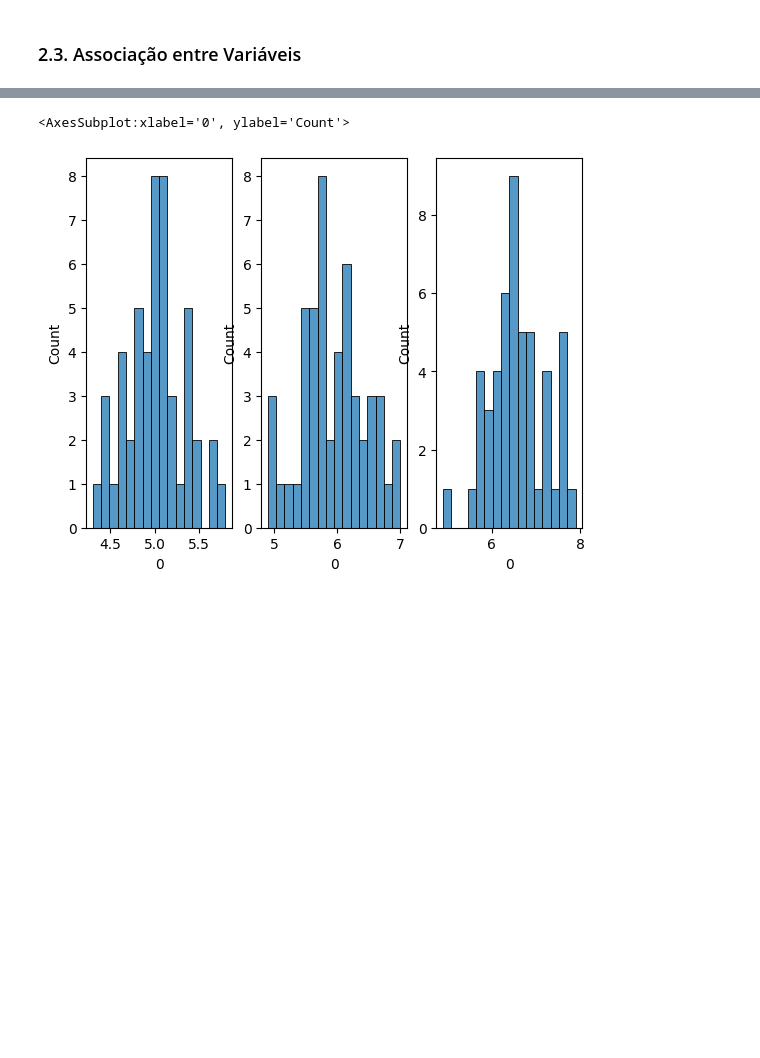
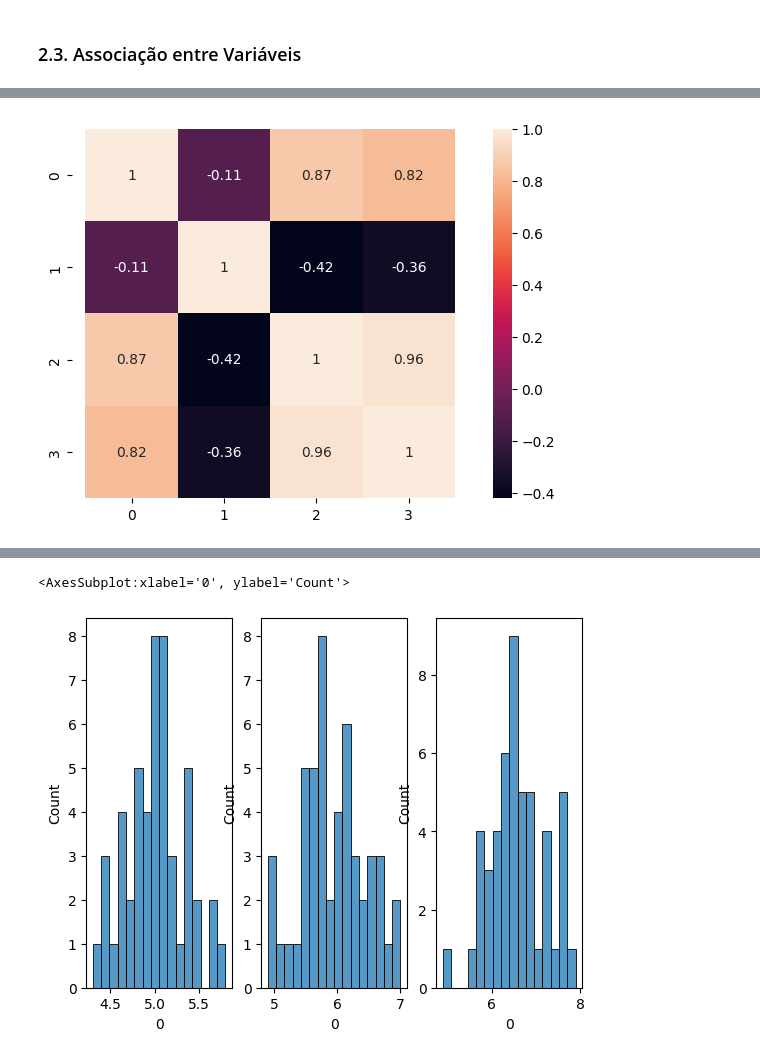
Before and after one commit to laviniacaldas/eda_iris, a Jupyter notebook: Analise_Exploratoria.ipynb, the cells around one changed output, grey strips where cells are left out. Cells and saved outputs as stored; diff of their text form; code cells hidden in the pictures; blank space fills up the shorter version.

```diff
--- a/Analise_Exploratoria.ipynb
+++ b/Analise_Exploratoria.ipynb
@@ -182,0 +245,9 @@ plt.show()
+# %%
+corr = data.iloc[:,0:4].corr()
+sn.heatmap(corr, annot = corr)
+plt.axis('equal')
+
+# Mostra afigura
+plt.show()
+# %% [output]
+[figure, added]
```
Also changed, not shown: parts of 10 cells of this notebook.
